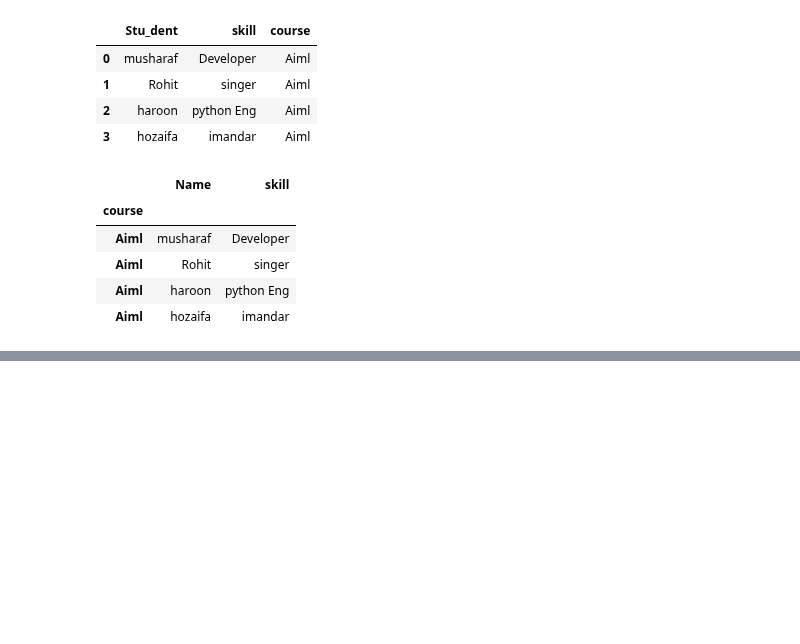
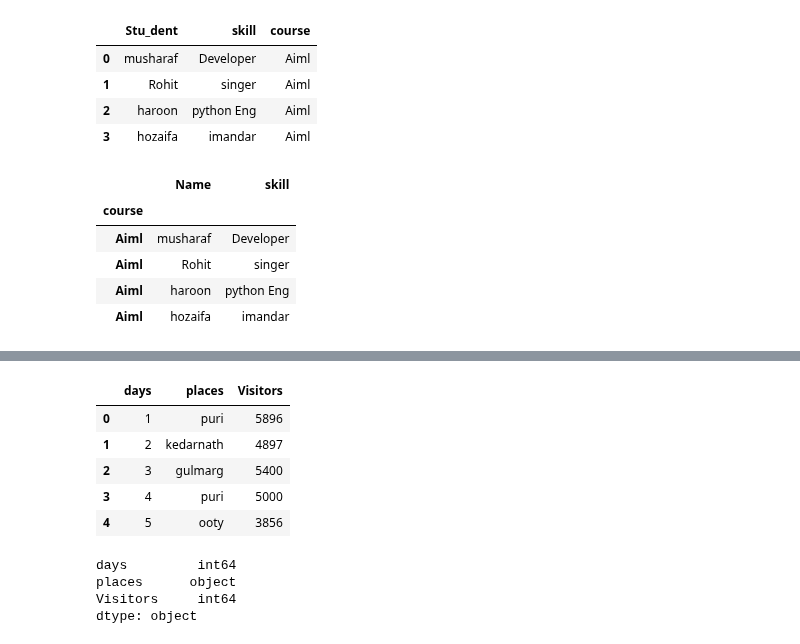
Before and after one commit to musharafaltaf/anacondaPractice, a Jupyter notebook: numpyexample.ipynb, the cells around one changed output, grey strips where cells are left out. Saved outputs shown, nothing was run; the diff lists cells and outputs as text; code cells hidden in the pictures; blank space fills up the shorter version.

```diff
--- a/numpyexample.ipynb
+++ b/numpyexample.ipynb
@@ -752,0 +788,19 @@ d
+# %%
+#fillna - to fill null values
+df.places.fillna('puri',inplace=True)
+df
+# %% [output]
+|  | days | places | Visitors |
+| 0 | 1 | puri | 5896 |
+| 1 | 2 | kedarnath | 4897 |
+| 2 | 3 | gulmarg | 5400 |
+| 3 | 4 | puri | 5000 |
+| 4 | 5 | ooty | 3856 |
+# %%
+#to check datatypes
+df.dtypes
+# %% [output]
+days         int64
+places      object
+Visitors     int64
+dtype: object
```
Also changed, not shown: parts of 5 cells of this notebook.
